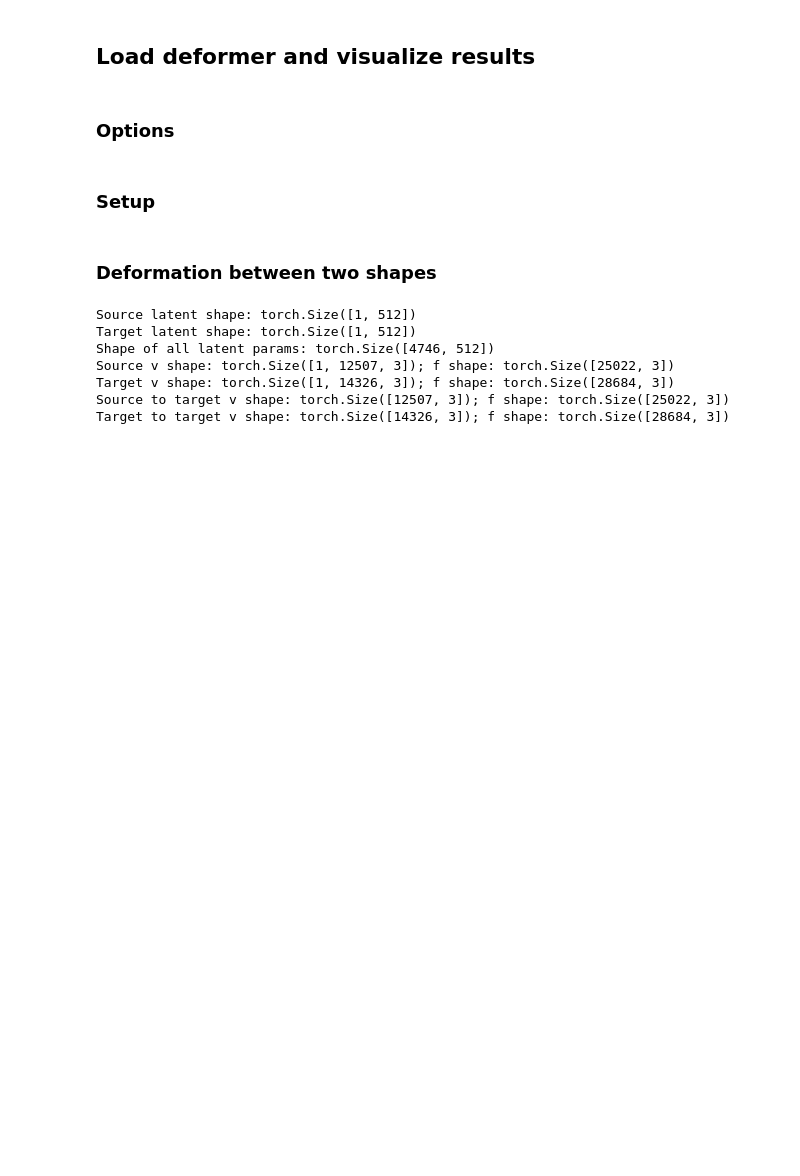
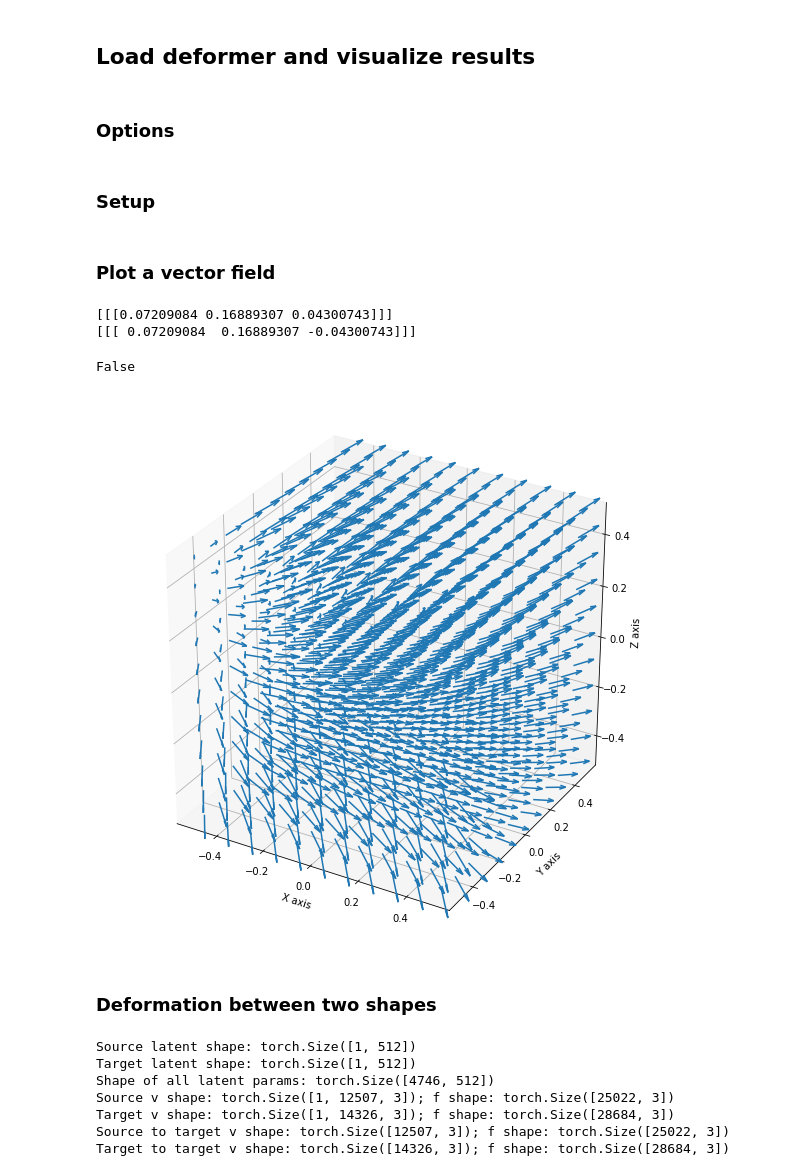
Before and after one commit to maxjiang93/ShapeFlow, a Jupyter notebook: visualize_deformer.ipynb, the cells around one changed output. Drawn from its saved outputs; the diff is of its cells as text; code cells hidden in the pictures; blank space fills up the shorter version.

Commit message:
update training script + symm

```diff
--- a/visualize_deformer.ipynb
+++ b/visualize_deformer.ipynb
@@ -18,8 +18,8 @@ from deepdeform.layers.deformation_layer import NeuralFlowDeformer
 ### Options
 # %%
 # choice of checkpoint to load
-run_dir = "runs/pretrained_ckpt"
-checkpoint = "checkpoint_latest.pth.tar_deepdeform_100.pth.tar"
+run_dir = "runs/symm_lat256_nosign_b32"  # "runs/pretrained_ckpt"
+checkpoint = "checkpoint_latest.pth.tar_deepdeform_034.pth.tar" #  "checkpoint_latest.pth.tar_deepdeform_100.pth.tar"
 device = torch.device("cuda")
 # %% [markdown]
 ### Setup
@@ -31,7 +31,7 @@ args = SimpleNamespace(**json.load(open(os.path.join(run_dir, 'params.json'), 'r
 deformer = NeuralFlowDeformer(latent_size=args.lat_dims, f_width=args.deformer_nf, s_nlayers=2,
                               s_width=5, method=args.solver, nonlinearity=args.nonlin, arch='imnet',
                               adjoint=args.adjoint, rtol=args.rtol, atol=args.atol, via_hub=True,
-                              no_sign_net=(not args.sign_net))
+                              no_sign_net=(not args.sign_net), symm_dim=2)#(2 if args.symm else None))
 lat_params = torch.nn.Parameter(torch.randn(4746, args.lat_dims)*1e-1, requires_grad=True)
 deformer.add_lat_params(lat_params)
 deformer.to(device)
@@ -47,6 +47,57 @@ deformer.load_state_dict(resume_dict["deformer_state_dict"])
 data_root = args.data_root.replace('shapenet_watertight', 'shapenet_simplified')
 dset = ShapeNetMesh(data_root=data_root, split="train", category="chair",
                     normals=False)
+# %% [markdown]
+### Plot a vector field
+# %%
+p = torch.tensor([.5, .5, .5]).to(device)[None, None]
+p_ = torch.tensor([.5, .5, -.5]).to(device)[None, None]
+
+val = deformer.net(torch.tensor([.5]).to(device), p)
+val_ = deformer.net(torch.tensor([.5]).to(device), p_)
+
+print(val.detach().cpu().numpy())
+print(val_.detach().cpu().numpy())
+# %% [output]
+[[[0.07209084 0.16889307 0.04300743]]]
+[[[ 0.07209084  0.16889307 -0.04300743]]]
+# %%
+# plot vector field
+lat = torch.randn(1, args.lat_dims).to(device)
+deformer.net.update_latents(torch.stack([lat, lat+0.01], dim=1))
+
+# query location
+xyz = torch.stack(torch.meshgrid(torch.linspace(-.5, .5, 11),
+                                 torch.linspace(-.5, .5, 11),
+                                 torch.linspace(-.5, .5, 11)), dim=-1).reshape([1, -1, 3])
+vel = deformer.net(torch.tensor([.5]).to(device), xyz.to(device))
+vel = vel.reshape([11, 11, 11, 3]).detach().cpu().numpy()
+xyz = xyz.detach().cpu().numpy()
+xyz = xyz.reshape([11, 11, 11, 3])
+
+x, y, z = xyz[..., 0], xyz[..., 1], xyz[..., 2]
+u, v, w = vel[..., 0], vel[..., 1], vel[..., 2]
+# %%
+# np.allclose(vel[:5, :, :], vel[5:, :, :])
+# np.allclose(vel[:, :5, :], vel[:, 5:, :])
+np.allclose(vel[:, :, :5][:2], vel[:, :, -1:5:-1][:2])
+# x.shape
+# %% [output]
+False
+# %%
+from mpl_toolkits.mplot3d import Axes3D  # noqa: F401 unused import
+%matplotlib inline
+
+fig = plt.figure(figsize=(10, 10))
+ax = fig.gca(projection='3d')
+
+ax.quiver(x, y, z, u, v, w, length=0.1, normalize=True)
+ax.set_xlabel('X axis')
+ax.set_ylabel('Y axis')
+ax.set_zlabel('Z axis')
+plt.show()
+# %% [output]
+[figure, added]
 # %% [markdown]
 ### Deformation between two shapes
 # %%
```
Also changed, not shown: parts of 1 cell of this notebook, 2 other files.
